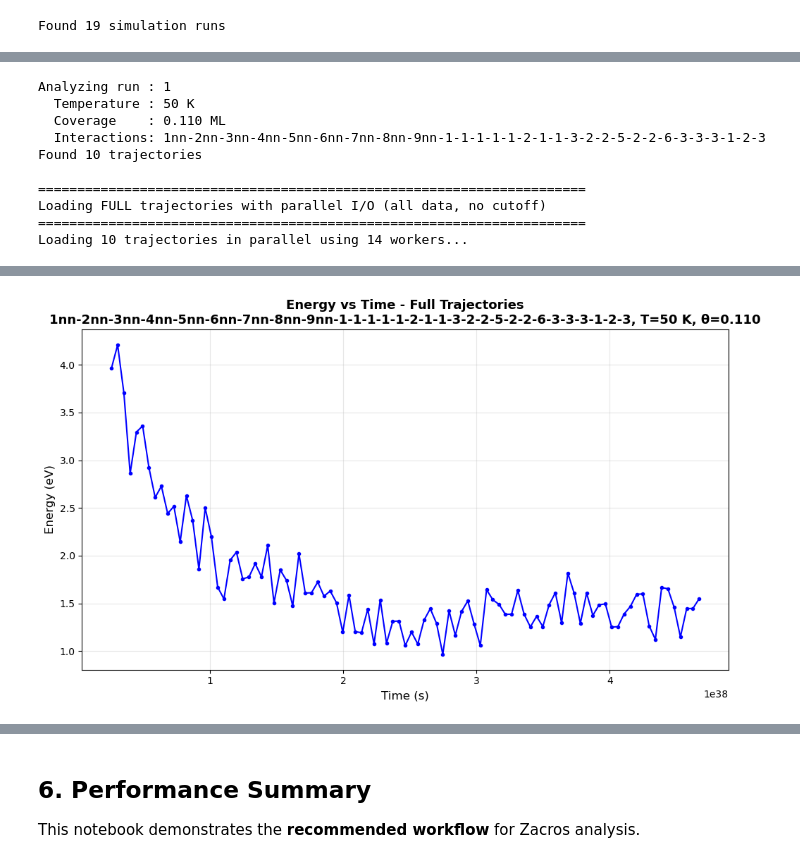
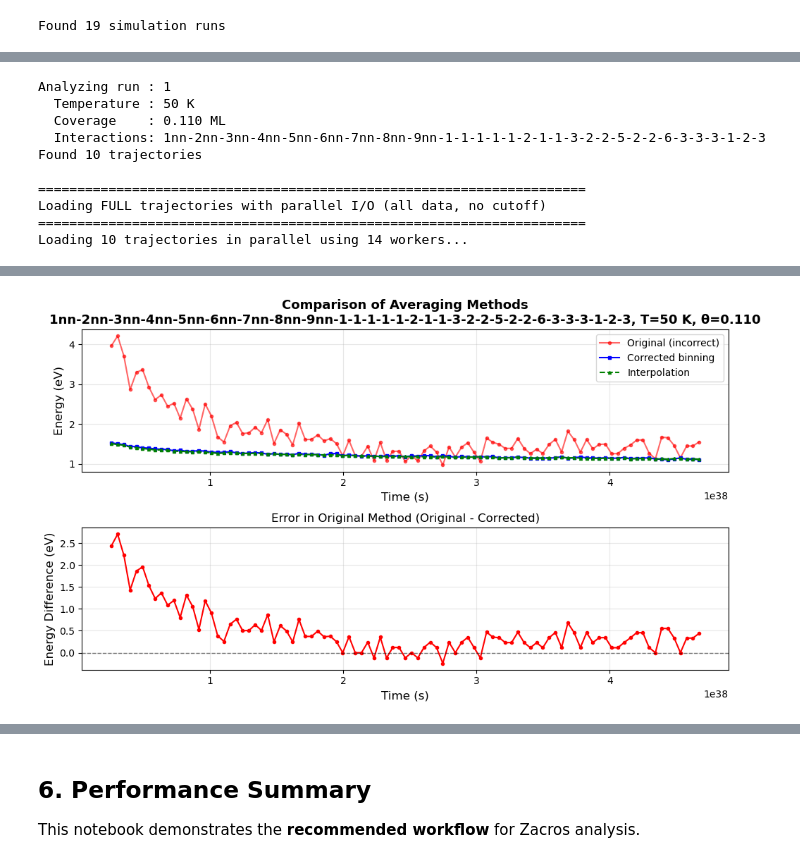
Before and after one commit to dauerba/nat_zacros, a Jupyter notebook: nat_zacros/examples/nat-zacros_analysis_v1.ipynb, the cells around one changed output, grey strips where cells are left out. Cells and saved outputs as stored; diff of their text form; code cells hidden in the pictures.

```diff
--- a/nat_zacros/examples/nat-zacros_analysis_v1.ipynb
+++ b/nat_zacros/examples/nat-zacros_analysis_v1.ipynb
@@ -110,7 +101,7 @@ Found 19 simulation runs
 4. Use this to set the `fraction` parameter in the next section
 # %%
 # Select run for analysis
-run_number = 0
+run_number = 0  # Change this index to analyze different runs
 rundir = run_dirs[run_number]
 print(f"Analyzing run : {rundir.name}")
 print(f"  Temperature : {temperatures[run_number]} K")
@@ -155,6 +146,12 @@ n_time_bins = 100
 end_time = min([traj.times[-1] for traj in trajs_full])
 print(f"Common time range: 0 to {end_time:.2e} s")
 
+# print first 5 times and energies of each trajectory for verification
+print("\nSample trajectory data (first 5 times and energies):")
+for i, traj in enumerate(trajs_full):
+    print(f"{i} {[f'{t:.3g}' for t in traj.times[:5]]}")
+    print(f"    {[f'{e:.3g}' for e in traj.energies[:5]]}")
+
 # Create time bins starting from 0 (full trajectory)
 time_bins = np.linspace(0, end_time, n_time_bins + 1)
 time_bin_centers = 0.5 * (time_bins[:-1] + time_bins[1:])
@@ -174,6 +171,41 @@ for traj in trajs_full:
 # Average over trajectories
 energy_hist /= len(trajs_full)
 
+
+# ======= NEW CODE: Interpolate energies to common time bins and average =======
+energy_matrix = np.full((len(trajs_full), n_time_bins), np.nan)
+for i, traj in enumerate(trajs_full):
+    times, energies = traj.get_energy_vs_time()
+    # Interpolate energies to common time_bin_centers
+    energy_interp = np.interp(time_bin_centers, times, energies)
+    energy_matrix[i, :] = energy_interp
+
+energy_mean = np.nanmean(energy_matrix, axis=0)
+energy_std = np.nanstd(energy_matrix, axis=0)
+# ======= END NEW CODE =======
+
+# ======= CORRECTED BINNING METHOD: Track counts per bin =======
+energy_hist_corrected = np.zeros(n_time_bins)
+counts = np.zeros(n_time_bins)
+
+for traj in trajs_full:
+    times, energies = traj.get_energy_vs_time()
+
+    # Bin the energy values and count contributions
+    for t, energy in zip(times, energies):
+        if t <= end_time:
+            bin_index = np.digitize(t, time_bins, right=False) - 1
+            if 0 <= bin_index < n_time_bins:
+                energy_hist_corrected[bin_index] += energy
+                counts[bin_index] += 1
+
+# Average by actual number of samples per bin
+energy_hist_corrected = np.where(counts > 0, energy_hist_corrected / counts, np.nan)
+# ======= END CORRECTED BINNING =======
+
+
+
+
 print(f"Binned energy data from {len(trajs_full)} trajectories")
 
 # Skip first few bins (initialization artifacts)
@@ -186,18 +218,54 @@ print(f"  Min:    {np.min(energy_hist[skip_bins:]):.4f} eV")
 print(f"  Max:    {np.max(energy_hist[skip_bins:]):.4f} eV")
 
 # Plot energy vs time
-fig, ax = plt.subplots(figsize=(10, 6))
+fig, (ax1, ax2) = plt.subplots(nrows=2, figsize=(10, 6))
 
-ax.plot(time_bin_centers[skip_bins:], energy_hist[skip_bins:],
-        marker='o', linestyle='-', markersize=3, linewidth=1.5, color='blue')
-ax.set_xlabel('Time (s)', fontsize=12)
-ax.set_ylabel('Energy (eV)', fontsize=12)
-ax.set_title(f'Energy vs Time - Full Trajectories\n{interactions[run_number]}, T={temperatures[run_number]} K, θ={coverages[run_number]:.3f}',
-            fontsize=13, fontweight='bold')
-ax.grid(True, alpha=0.3)
+# ax.plot(time_bin_centers[skip_bins:], energy_hist[skip_bins:],
+#         marker='o', linestyle='-', markersize=3, linewidth=1.5, color='blue')
+# ax.set_xlabel('Time (s)', fontsize=12)
+# ax.set_ylabel('Energy (eV)', fontsize=12)
+# ax.set_title(f'Energy vs Time - Full Trajectories\n{interactions[run_number]}, T={temperatures[run_number]} K, θ={coverages[run_number]:.3f}',
+#             fontsize=13, fontweight='bold')
+# ax.grid(True, alpha=0.3)
+
+# plt.tight_layout()
+# plt.show()
+
+# Top plot: Compare all three methods
+ax1.plot(time_bin_centers[skip_bins:], energy_hist[skip_bins:],
+         marker='o', linestyle='-', markersize=3, linewidth=1.5,
+         color='red', alpha=0.6, label='Original (incorrect)')
+ax1.plot(time_bin_centers[skip_bins:], energy_hist_corrected[skip_bins:],
+         marker='s', linestyle='-', markersize=3, linewidth=1.5,
+         color='blue', label='Corrected binning')
+ax1.plot(time_bin_centers[skip_bins:], energy_mean[skip_bins:],
+         marker='^', linestyle='--', markersize=3, linewidth=1.5,
+         color='green', label='Interpolation')
+ax1.set_xlabel('Time (s)', fontsize=12)
+ax1.set_ylabel('Energy (eV)', fontsize=12)
+ax1.set_title(f'Comparison of Averaging Methods\n{interactions[run_number]}, T={temperatures[run_number]} K, θ={coverages[run_number]:.3f}',
+              fontsize=13, fontweight='bold')
+ax1.legend(fontsize=10, loc='best')
+ax1.grid(True, alpha=0.3)
+
+# Bottom plot: Show difference between incorrect and correct methods
+difference = energy_hist[skip_bins:] - energy_hist_corrected[skip_bins:]
+ax2.plot(time_bin_centers[skip_bins:], difference,
+         marker='o', linestyle='-', markersize=3, linewidth=1.5, color='red')
+ax2.axhline(0, color='k', linestyle='--', linewidth=1, alpha=0.5)
+ax2.set_xlabel('Time (s)', fontsize=12)
+ax2.set_ylabel('Energy Difference (eV)', fontsize=12)
+ax2.set_title('Error in Original Method (Original - Corrected)', fontsize=12)
+ax2.grid(True, alpha=0.3)
 
 plt.tight_layout()
 plt.show()
+
+print(f"\nComparison of methods:")
+print(f"  Original (incorrect):  Mean = {np.nanmean(energy_hist[skip_bins:]):.4f} eV, Std = {np.nanstd(energy_hist[skip_bins:]):.4f} eV")
+print(f"  Corrected binning:     Mean = {np.nanmean(energy_hist_corrected[skip_bins:]):.4f} eV, Std = {np.nanstd(energy_hist_corrected[skip_bins:]):.4f} eV")
+print(f"  Interpolation:         Mean = {np.nanmean(energy_mean[skip_bins:]):.4f} eV, Std = {np.nanstd(energy_mean[skip_bins:]):.4f} eV")
+print(f"  Max absolute error (original vs corrected): {np.nanmax(np.abs(difference)):.4f} eV")
 
 # Estimate equilibration point
 eq_fraction = 0.5
@@ -248,5 +316,5 @@ Trajectory info:
   Mean:   1.7154 eV
   Std:    0.6311 eV
   Min:    0.9664 eV
   Max:    4.2075 eV
-[figure, old version]
+[figure, new version]
```
Also changed, not shown: parts of 20 cells of this notebook, 2 other files.
